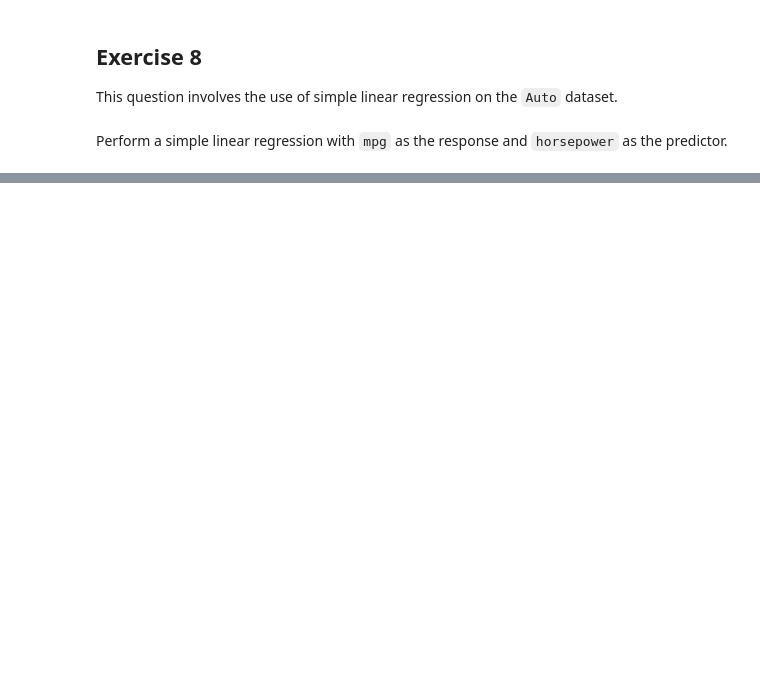
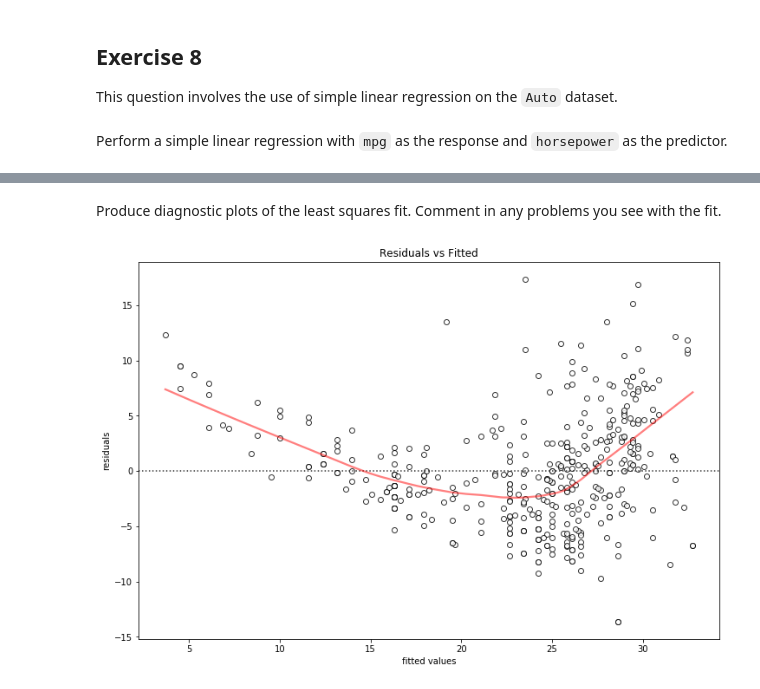
Before and after one commit to fernandezpablo85/isl, a Jupyter notebook: c3/exercise_8.ipynb, the cells around one changed output, grey strips where cells are left out. Cells and saved outputs as stored; diff of their text form; code cells hidden in the pictures; blank space fills up the shorter version.

```diff
--- a/c3/exercise_8.ipynb
+++ b/c3/exercise_8.ipynb
@@ -49,0 +88,12 @@ Warnings:
+# %% [markdown]
+Produce diagnostic plots of the least squares fit. Comment in any problems you see with the fit.
+# %%
+fitted = model.predict()
+residuals = auto.mpg - fitted
+_, ax = plt.subplots(1, 1, figsize=(12, 8))
+sns.residplot(fitted, residuals, lowess=True, line_kws=line_kw, scatter_kws=scatter_kw, ax=ax)
+ax.set_xlabel('fitted values')
+ax.set_ylabel('residuals')
+ax.set_title('Residuals vs Fitted');
+# %% [output]
+[figure, added]
```
Also changed, not shown: parts of 13 cells of this notebook, 1 other file.
